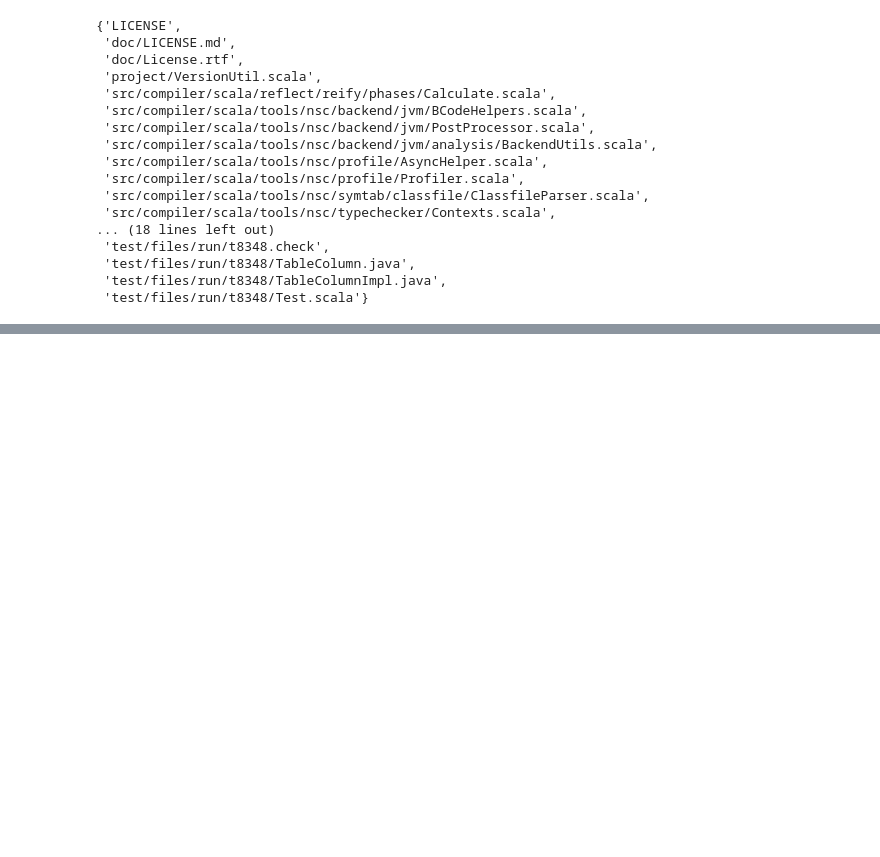
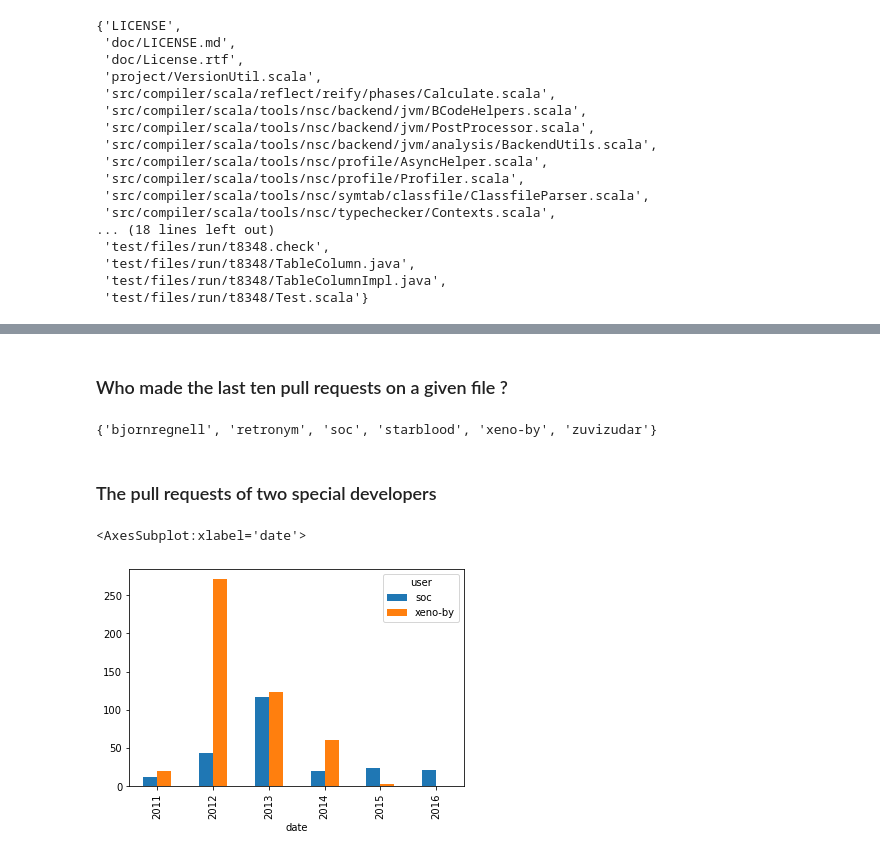
Before and after one commit to aalouane/DataScience-Projects, a Jupyter notebook: The GitHub History of the Scala Language/The GitHub History of the Scala Language.ipynb, the cells around one changed output, grey strips where cells are left out. Cells and saved outputs as stored; diff of their text form; code cells hidden in the pictures; blank space fills up the shorter version.

```diff
--- a/The GitHub History of the Scala Language/The GitHub History of the Scala Language.ipynb
+++ b/The GitHub History of the Scala Language/The GitHub History of the Scala Language.ipynb
@@ -206,0 +182,41 @@ set(joined_pr.sort_values(by='date')['user']).tail(10)
+# %% [markdown]
+### Who made the last ten pull requests on a given file ?
+# %%
+file = 'src/compiler/scala/reflect/reify/phases/Calculate.scala'
+
+# Select the pull requests that changed the target file
+file_pr = pull_files[pull_files['file'] == file]
+
+# Merge the obtained results with the pulls DataFrame
+joined_pr = pulls.merge(file_pr, on='pid')
+
+# Find the users of the last 10 most recent pull requests
+users_last_10  = set(joined_pr.sort_values(by = 'date')['user'].tail(10))
+
+# Printing the results
+users_last_10
+# %% [output]
+{'bjornregnell', 'retronym', 'soc', 'starblood', 'xeno-by', 'zuvizudar'}
+# %% [markdown]
+### The pull requests of two special developers
+# %%
+%matplotlib inline
+
+# The developers we are interested in
+authors = ['xeno-by', 'soc']
+
+# Get all the developers' pull requests
+by_author = pulls[pulls['user'].isin(authors)]
+
+# Count the number of pull requests submitted each year
+counts = by_author.groupby([by_author['user'], pd.DatetimeIndex(by_author['date']).year]).agg({'pid': 'count'}).reset_index()
+
+
+# Convert the table to a wide format
+counts_wide = counts.pivot_table(index='date', columns='user', values='pid', fill_value=0)
+
+# Plot the results
+counts_wide.plot(kind='bar')
+# %% [output]
+<AxesSubplot:xlabel='date'>
+[figure, added]
```
Also changed, not shown: parts of 7 cells of this notebook.
